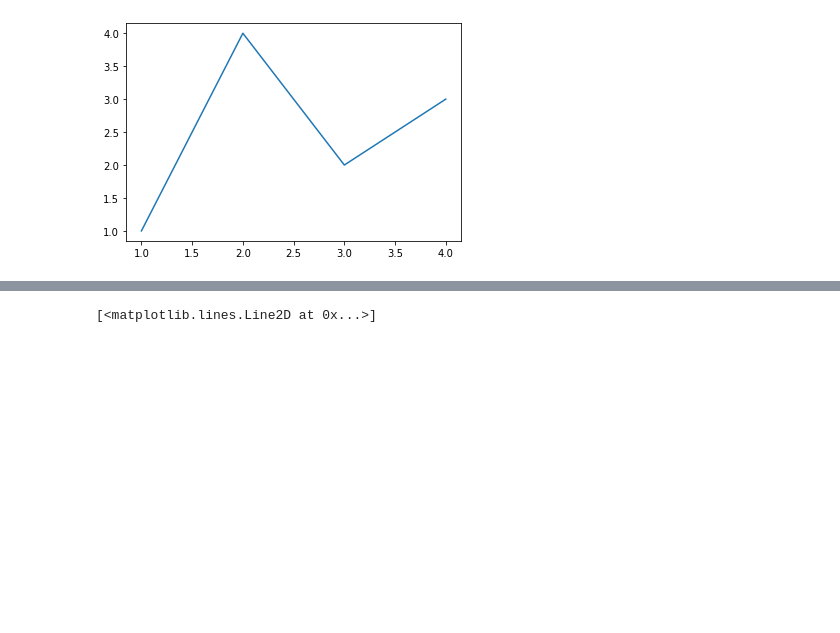
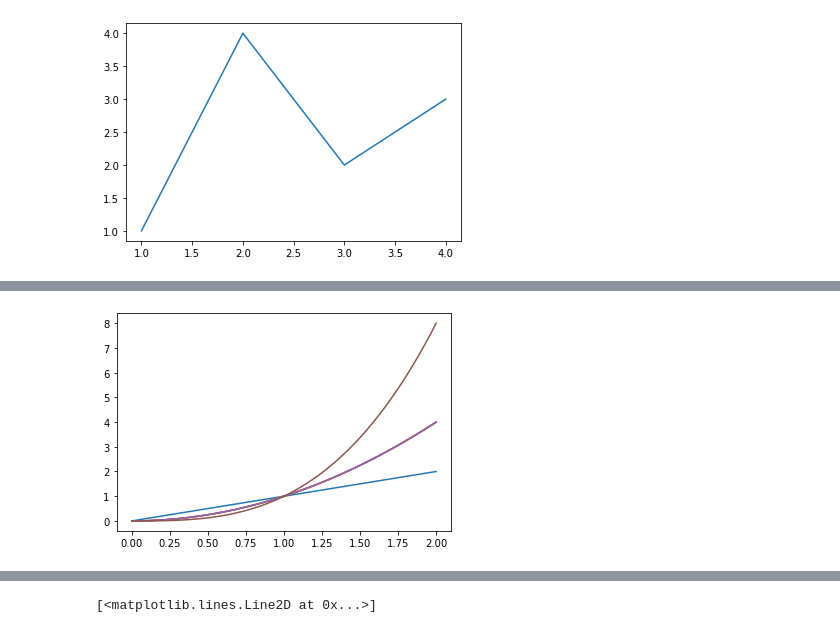
Before and after one commit to rkburnside/python_development, a Jupyter notebook: matplotlib/learning.ipynb, the cells around one changed output, grey strips where cells are left out. Cells and saved outputs as stored; diff of their text form; code cells hidden in the pictures; blank space fills up the shorter version.

```diff
--- a/matplotlib/learning.ipynb
+++ b/matplotlib/learning.ipynb
@@ -24 +40,6 @@ b_asarray = np.asarray(b)
+# %%
+ax.plot(x, x**3, label='cubic')  # ... and some more.
+ax.figure
+# %% [output]
+[figure, added]
 # %%
```
Also changed, not shown: parts of 6 cells of this notebook.
